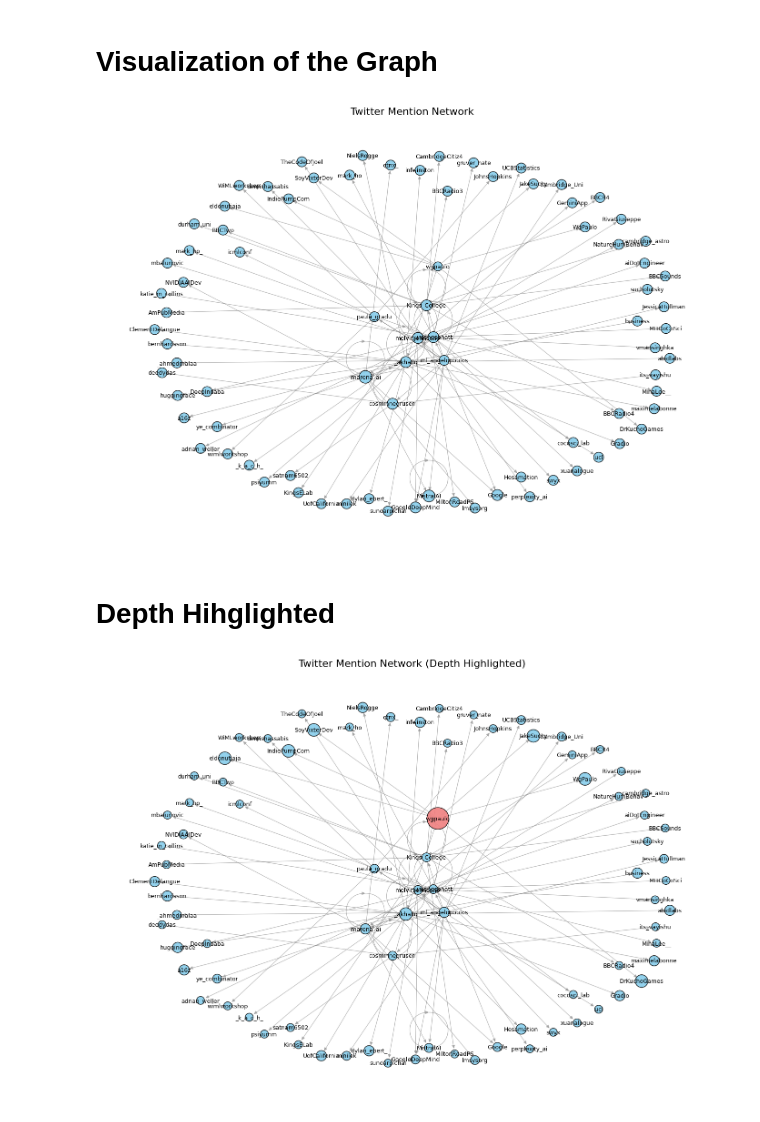
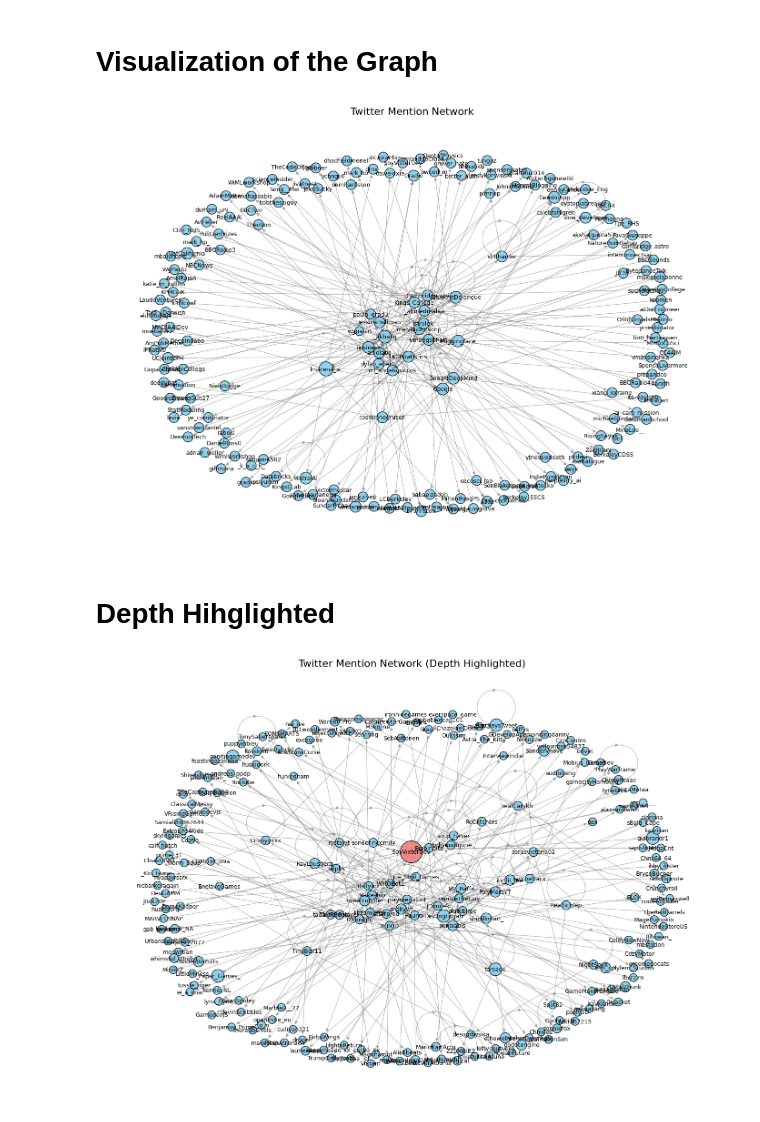
Before and after one commit to PauloWgDev/TwitterPathfinder, a Jupyter notebook: TwitterAPI.ipynb, the cells around one changed output. Saved outputs shown, nothing was run; the diff lists cells and outputs as text; code cells hidden in the pictures.

```diff
--- a/TwitterAPI.ipynb
+++ b/TwitterAPI.ipynb
@@ -20,7 +20,7 @@ from collections import defaultdict
 import json
 
 # ---------- CONFIGURATION ----------
-MAX_DEPTH = 3
+MAX_DEPTH = 2
 MAX_TWEETS = 10
 WAIT_TIME = 2
 
@@ -42,31 +42,36 @@ def login_to_twitter():
     input("✅ Press ENTER after you have successfully logged in...\n")
     return driver
 
+def wait_for_tweets(driver, timeout=10):
+    try:
+        WebDriverWait(driver, timeout).until(
+            EC.presence_of_element_located((By.XPATH, "//article"))
+        )
+    except:
+        print("⚠️ Timeout waiting for tweets to load.")
+
 def scrape_mentions(driver, username):
     url = f"https://twitter.com/{username}"
     print(f"Opening: {url}")
     driver.get(url)
-    time.sleep(WAIT_TIME)
+    wait_for_tweets(driver)
 
-    # Scroll to load tweets
-    last_height = driver.execute_script("return document.body.scrollHeight")
-    while len(driver.find_elements(By.XPATH, "//article")) < MAX_TWEETS:
+    # Scroll and wait
+    scroll_attempts = 0
+    while len(driver.find_elements(By.XPATH, "//article")) < MAX_TWEETS and scroll_attempts < 6:
         driver.execute_script("window.scrollTo(0, document.body.scrollHeight);")
         time.sleep(WAIT_TIME)
-        new_height = driver.execute_script("return document.body.scrollHeight")
-        if new_height == last_height:
-            break
-        last_height = new_height
+        scroll_attempts += 1
 
     tweets = driver.find_elements(By.XPATH, "//article")[:MAX_TWEETS]
+    print(f"🧪 Found {len(tweets)} tweet articles on @{username}")
+    if not tweets:
+        print(f"⚠️ No tweets extracted for @{username}. Consider increasing WAIT_TIME or checking profile access.")
+
     mentions = set()
-
-    print(f"🧪 Found {len(tweets)} tweet articles on @{username}")
-
     for i, tweet in enumerate(tweets):
         spans = tweet.find_elements(By.XPATH, ".//span")
         text = " ".join(span.text for span in spans if span.text.strip())
-        print(f"🔹 Tweet #{i+1} content: {text}")
         found = extract_mentions(text)
         if found:
             print(f"    ↳ Mentions: {found}")
@@ -102,7 +107,7 @@ def crawl_mentions_network(start_user):
 
 # ---------- MAIN ----------
 if __name__ == "__main__":
-    start_username = "wgpaulo"  # Replace with your starting point
+    start_username = "SoyVixterDev"  # Replace with your starting point
     mention_edges = crawl_mentions_network(start_username)
 
     # Save JSON
@@ -177,7 +182,7 @@ plt.axis("off")
 plt.tight_layout()
 plt.show()
 # %% [output]
-[figure, old version]
+[figure, new version]
 # %% [markdown]
 # Depth Hihglighted
 # %%
@@ -187,8 +192,8 @@ import matplotlib.pyplot as plt
 import os
 
 # ---------- CONFIGURATION ----------
-json_file = "mention_networks/wgpaulo_3_10.json"
-start_user = "wgpaulo"  # Starting node to highlight
+json_file = "mention_networks/SoyVixterDev_3_10.json"
+start_user = "SoyVixterDev"  # Starting node to highlight
 
 # ---------- LOAD JSON ----------
 if not os.path.exists(json_file):
@@ -204,31 +209,31 @@ G.add_edges_from(edges)
 # Compute shortest path length from start_user
 depths = dict(nx.single_source_shortest_path_length(G, start_user))
 
 # Node size based on depth (closer = bigger)
 max_depth = max(depths.values()) if depths else 1
 node_sizes = []
 node_colors = []
 for node in G.nodes():
     if node == start_user:
         node_sizes.append(1200)
         node_colors.append("lightcoral")  # Highlight starting node
     else:
         depth = depths.get(node, max_depth + 1)
         size = 800 / (depth + 1)
         node_sizes.append(size)
         node_colors.append("skyblue")
 
 # ---------- DRAW GRAPH ----------
 plt.figure(figsize=(14, 10))
 pos = nx.spring_layout(G, k=0.5, seed=42)
 
 nx.draw_networkx_nodes(G, pos, node_size=node_sizes, node_color=node_colors, alpha=0.9, edgecolors="black")
 nx.draw_networkx_edges(G, pos, edge_color="gray", arrows=True, alpha=0.5)
 nx.draw_networkx_labels(G, pos, font_size=9, font_family="sans-serif")
 
 plt.title("Twitter Mention Network (Depth Highlighted)", fontsize=16)
 plt.axis("off")
 plt.tight_layout()
 plt.show()
 # %% [output]
-[figure, old version]
+[figure, new version]
```
Also changed, not shown: parts of 1 cell of this notebook, 2 other files.
